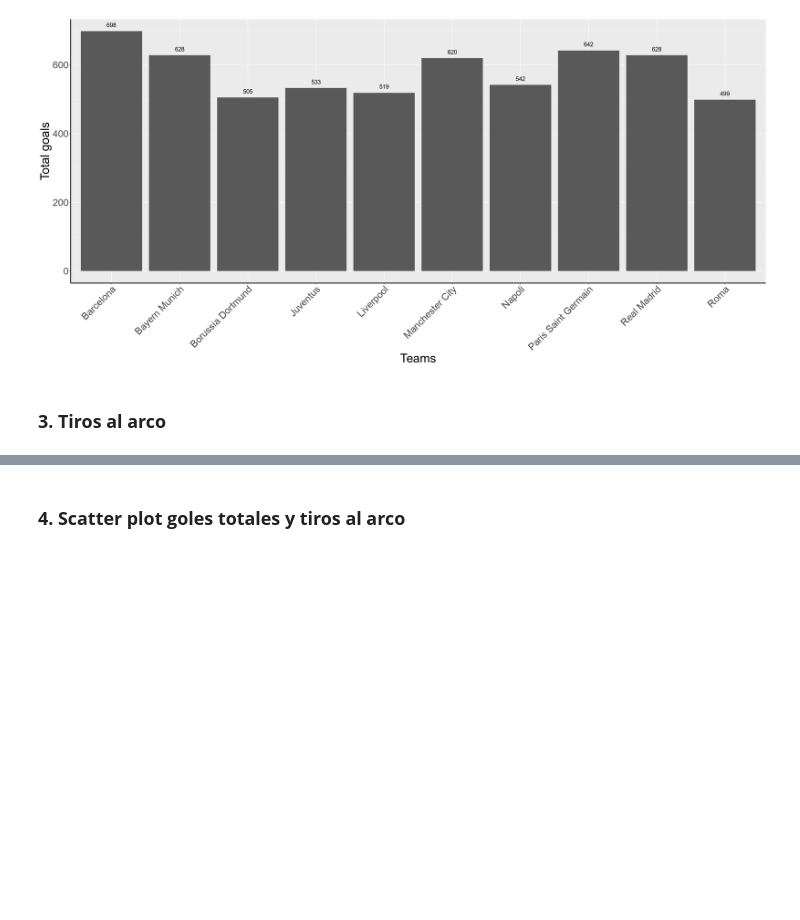
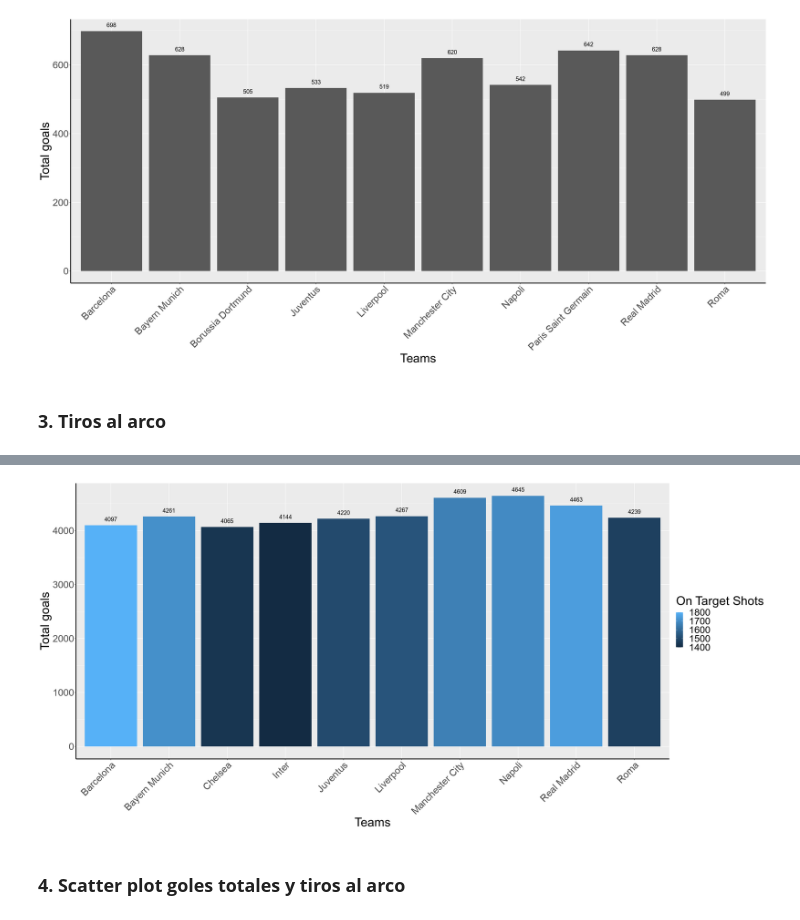
Before and after one commit to PPeitsch/infographics, a Jupyter notebook: 05_football/main.ipynb, the cells around one changed output, grey strips where cells are left out. Saved outputs shown, nothing was run; the diff lists cells and outputs as text; code cells hidden in the pictures; blank space fills up the shorter version.

Commit message:
goals statistic

```diff
--- a/05_football/main.ipynb
+++ b/05_football/main.ipynb
@@ -118,5 +109,5 @@ str(df_team)
  $ result       : chr  "W" "L" "L" "D" ...
 # %%
 team_goals <- group_by(df_team, teamID) %>% mutate(total_goals=sum(goals)) %>% arrange(desc(total_goals)) %>%
-    subset(select=-c(season, gameID, date, location, goals)) %>% distinct(teamID, .keep_all=TRUE)
+    subset(select=-c(yellowCards, redCards, result, season, gameID, date, location, goals, fouls, corners, ppda))
 # %%
@@ -160,3 +149,7 @@ ggplot(best_10, aes(x=name, y=total_goals)) +
 [figure]
 # %% [markdown]
 ### **3. Tiros al arco**
+# %%
+best_10_shots <- group_by(team_goals, teamID) %>% mutate(total_shots=sum(shots)) %>%
+    summarise(name, total_shots, total_deep=sum(deep), total_OnTarget=sum(shotsOnTarget)) %>%
+    arrange(desc(total_shots)) %>% distinct(teamID, .keep_all=TRUE)
@@ -162,0 +159,3 @@ ggplot(best_10, aes(x=name, y=total_goals)) +
+# %%
+best_10_shots <- head(best_10_shots, 10)
+best_10_shots
@@ -163,2 +176,18 @@ ggplot(best_10, aes(x=name, y=total_goals)) +
+# %%
+ggplot(best_10_shots, aes(x=name, y=total_shots, fill=total_OnTarget)) +
+    geom_bar(stat = "identity") +
+    geom_text(aes(label=total_shots),
+            vjust=-0.9,
+            color="black",
+            hjust=0.5,
+            position = position_dodge(0.9),
+            angle=0,
+            size=5.0
+            ) +
+    theme(axis.line = element_line(colour = "black", size = 1), text = element_text(size = 30)) +
+    theme(axis.text.x = element_text(angle = 45, vjust = 1, hjust=1)) +
+    labs(x="Teams", y="Total goals", fill="On Target Shots")
+# %% [output]
+[figure, added]
 # %% [markdown]
 ### **4. Scatter plot goles totales y tiros al arco**
```
Also changed, not shown: parts of 8 cells of this notebook.
